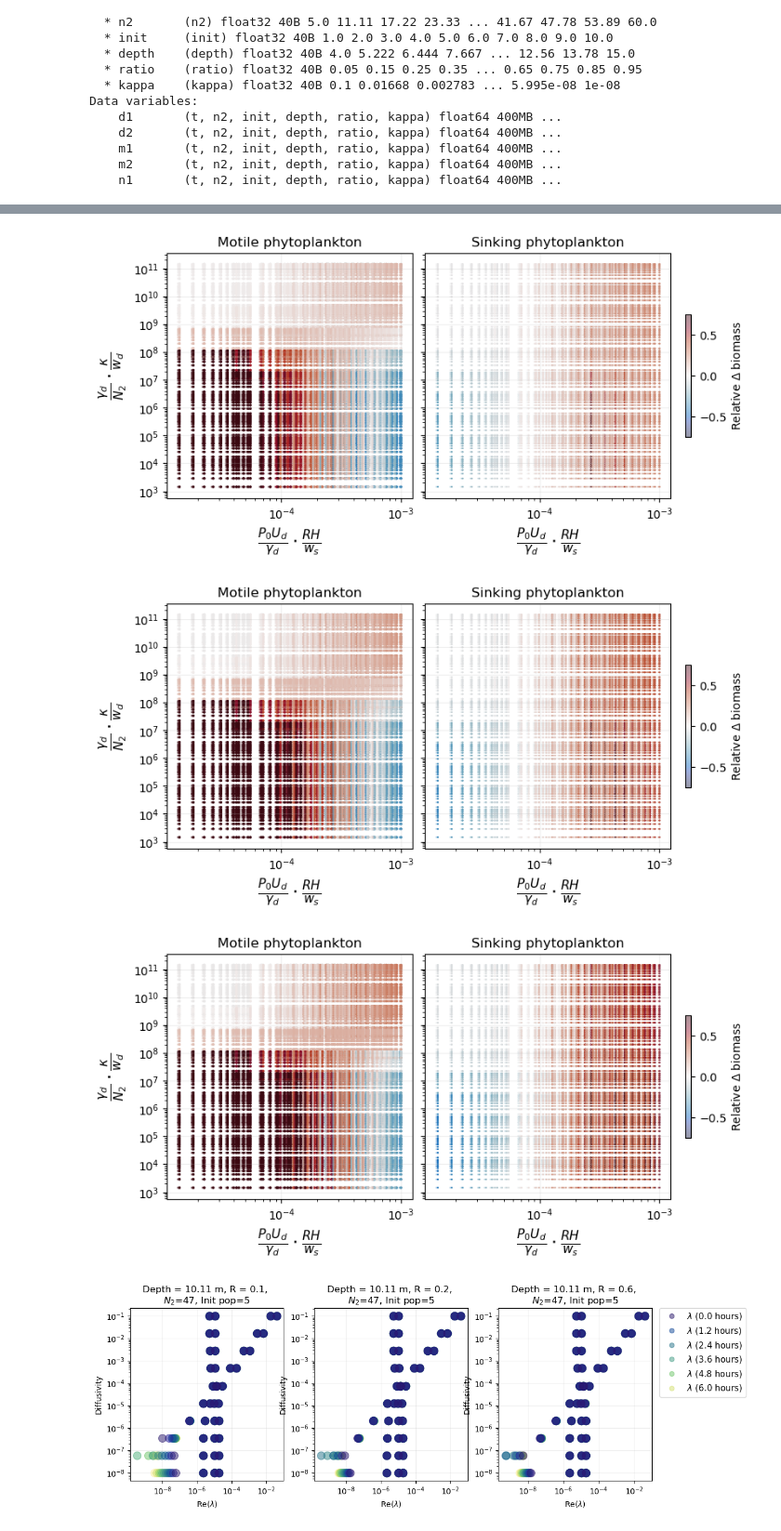
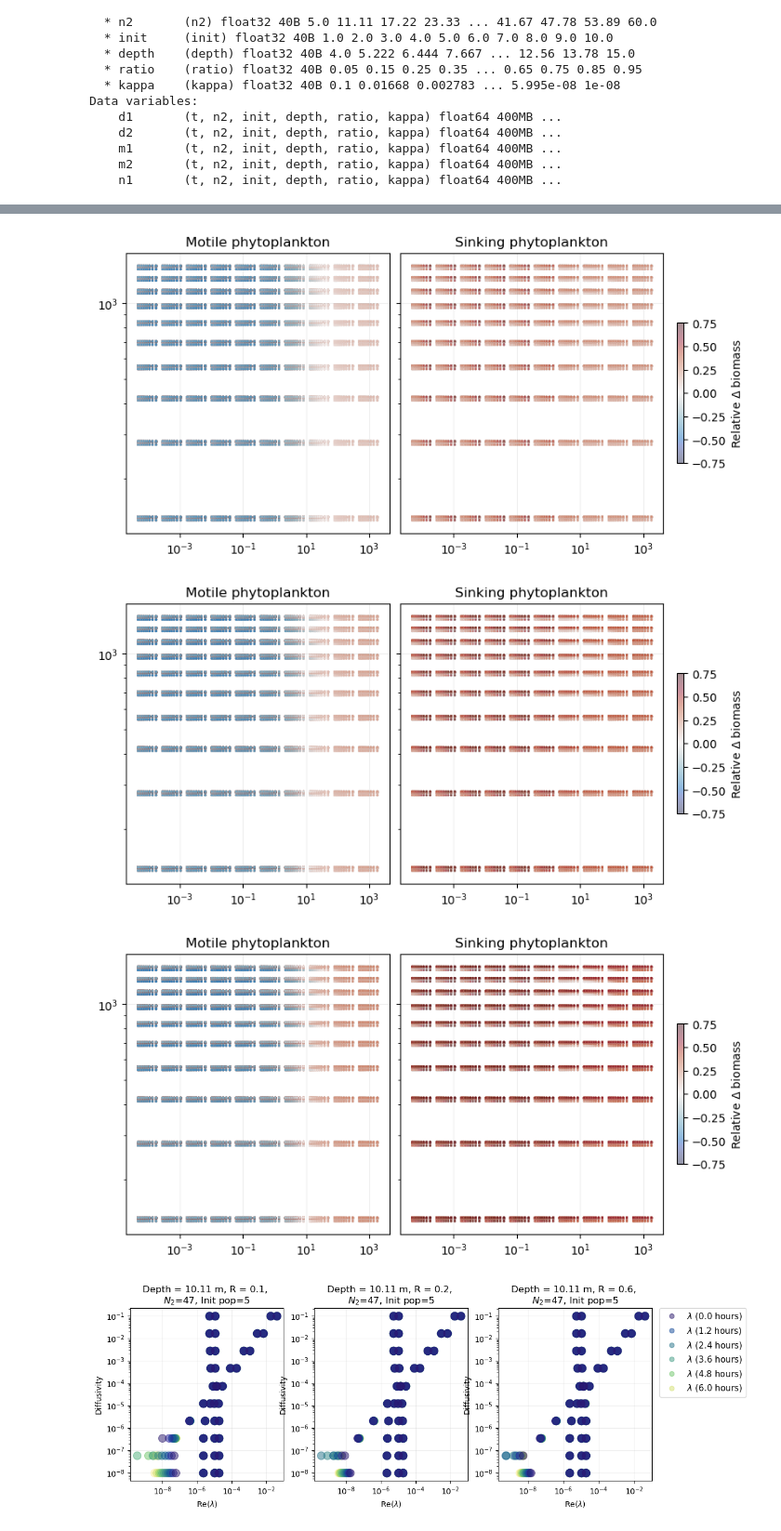
Before and after one commit to sienna-white/box_model, a Jupyter notebook: two_species.ipynb, the cells around one changed output, grey strips where cells are left out. Shown at 93% size. Drawn from its saved outputs; the diff is of its cells as text; code cells hidden in the pictures.

```diff
--- a/two_species.ipynb
+++ b/two_species.ipynb
@@ -13,7 +13,7 @@ importlib.reload(pm)
 
 cmap = cmo.cm.balance
 
-dst = xr.open_dataset("population_dataset_NO3_13.nc")
+dst = xr.open_dataset("population_dataset_NO3_Kappa.nc")
 n0 = 30
 
 N = len(dst.kappa)
@@ -76,31 +76,36 @@ uptake_m = 2.23e-6 * 16
 for T in range(0, NT, 100):
     dst0 = dst.isel(t=T)
 
-    init = dst0.m1.init * 2e6
-    uptake = pm.gamma_d / (init) * (pm.beta + pm.alpha)
+    P0 = dst0.m1.init * 2e6
+
+    n2 = dst0.n2
+    R = dst0.ratio
+    H = dst0.depth
+    kappa = dst0.kappa
+    # uptake = pm.gamma_d / (init) * (pm.beta + pm.alpha)
 
     # MICROCYSTIS ****************************************************************
-    # ndx =  (uptake_d + uptake_m)  * init  / (pm.gamma_d * pm.beta) * (dst0.depth  * dst0.ratio)
-    # ndy =  pm.gamma_d/dst0.m1.n2  * dst0.kappa / pm.wd
+    growth = n2/(pm.gamma_m + n2) * (pm.alpha + pm.beta)
+    uptake = n2/(pm.gamma_m + n2) *  uptake_d * P0
+    peclet =  kappa / (H*pm.wd) #/(R * H)
+    adv  = pm.wd/(R * H)
+    diff = kappa/(R * H)
+    # resupply = n2 #* kappa #/(R * H)
 
-    ndx =    dst0.n2/(pm.gamma_m + dst0.n2) *  uptake_d * (dst0.depth  * dst0.ratio)
-    ndy =    (dst0.kappa * init/ pm.wd)   # * pm.alpha * pm.n2  / pm.gamma_d
+    ndx =    peclet #dst0.n2/(pm.gamma_m + dst0.n2) *  uptake_d * init # (dst0.depth  * dst0.ratio)
+    ndy =    uptake #resupply #adv/growth #$ (dst0.kappa * init/ pm.wd)   # * pm.alpha * pm.n2  / pm.gamma_d
 
     ndx = ndx.broadcast_like(dst0.m1)
     ndy = ndy.broadcast_like(dst0.m1)
 
-    biomass_m = (dst0.m1  + dst0.m2 - init) / (init)
-    biomass_d = (dst0.d1  + dst0.d2 - init) / (init)
+    biomass_m = (dst0.m1  + dst0.m2 - P0) / (P0)
+    biomass_d = (dst0.d1  + dst0.d2 - P0) / (P0)
 
     fig, axs = plt.subplots(nrows=1, ncols=2, figsize=(8, 4), sharex=True, sharey=True, constrained_layout=True)
     axs = axs.flatten()
 
     axs[0].scatter(ndx, ndy, c=biomass_m, cmap=cmo.cm.balance, vmin=-0.75, vmax=0.75, s=1, alpha=0.45)
-
-    # DIATOM ****************************************************************
-    ndx = ndx.broadcast_like(dst0.m1)
-    ndy = ndy.broadcast_like(dst0.m1)
-    h= axs[1].scatter(ndx, ndy, c=biomass_d, cmap=cmo.cm.balance, vmin=-0.75, vmax=0.75, s=0.1, alpha=0.45)
+    h= axs[1].scatter(ndx, ndy, c=biomass_d, cmap=cmo.cm.balance, vmin=-0.75, vmax=0.75, s=1, alpha=0.45)
 
     for ax in axs:
         ax.set_xscale("log")
@@ -111,9 +116,9 @@ for T in range(0, NT, 100):
 
     axs[0].set_title("Motile phytoplankton")
     axs[1].set_title("Sinking phytoplankton")
-    axs[0].set_xlabel(r"$ \frac{P_0 U_d}{\gamma_d} \cdot \frac{RH}{w_s}$", fontsize=16)
-    axs[1].set_xlabel(r"$ \frac{P_0 U_d}{\gamma_d} \cdot \frac{RH}{w_s}$", fontsize=16)
-    axs[0].set_ylabel(r"$ \frac{\gamma_d}{N_2} \cdot \frac{\kappa}{w_d}$", fontsize=16)
+    # axs[0].set_xlabel(r"$ \frac{P_0 U_d}{\gamma_d} \cdot \frac{RH}{w_s}$", fontsize=16)
+    # axs[1].set_xlabel(r"$ \frac{P_0 U_d}{\gamma_d} \cdot \frac{RH}{w_s}$", fontsize=16)
+    # axs[0].set_ylabel(r"$ \frac{\gamma_d}{N_2} \cdot \frac{\kappa}{w_d}$", fontsize=16)
     plt.colorbar(h, shrink=0.5, label=r"Relative $\Delta$ biomass")
     plt.show()
 # %% [output]
@@ -122,6 +127,6 @@ for T in range(0, NT, 100):
-[figure, old version]
+[figure, new version]
-[figure, old version]
+[figure, new version]
-[figure, old version]
+[figure, new version]
 # %%
 # Snapshot of three time frames
 TIMES = list(range(0, 300, 25))
```
Also changed, not shown: parts of 1 cell of this notebook, 2 other files.
